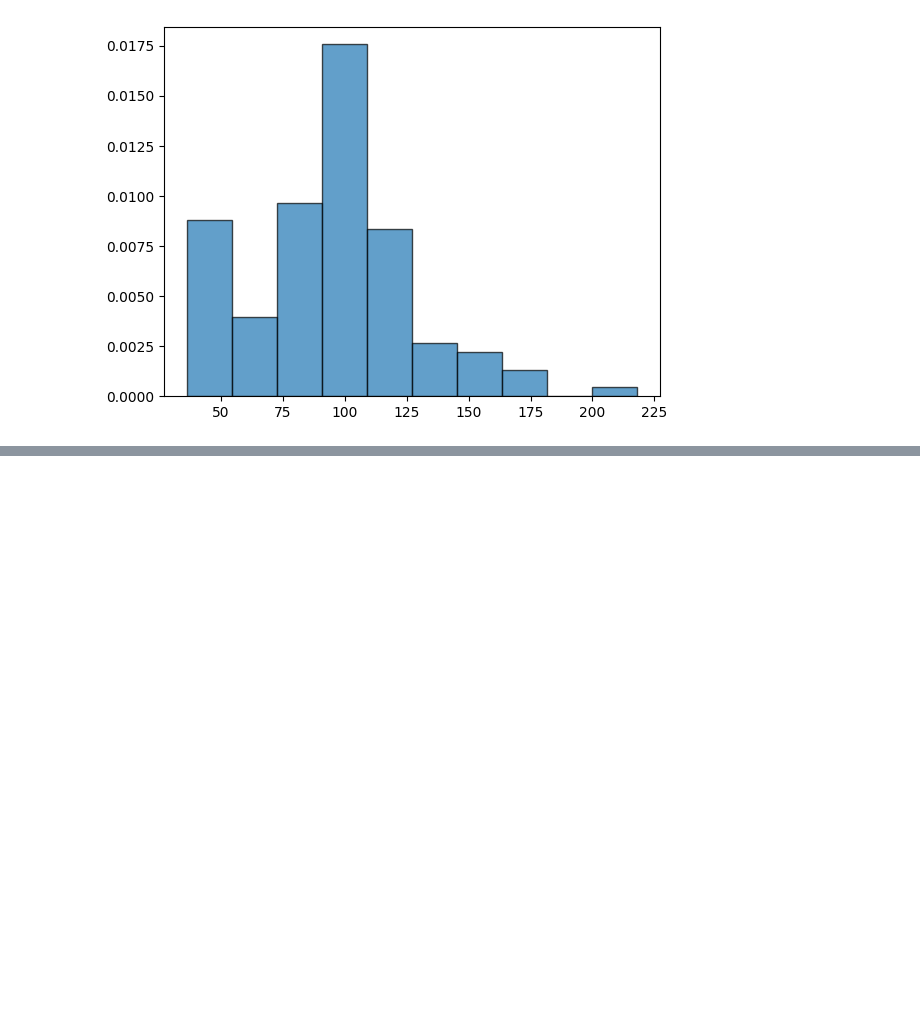
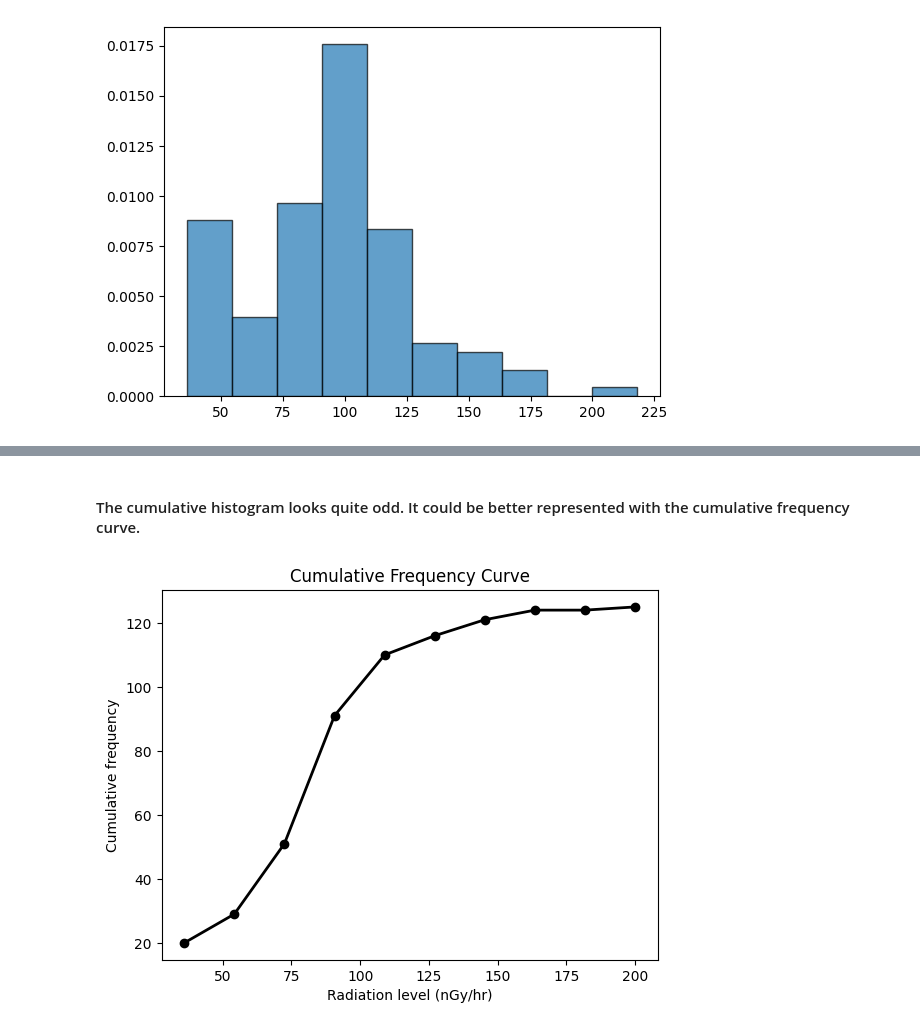
Before and after one commit to sandeept252/Geostatistics, a Jupyter notebook: CROATRAD.ipynb, the cells around one changed output, grey strips where cells are left out. Saved outputs shown, nothing was run; the diff lists cells and outputs as text; code cells hidden in the pictures; blank space fills up the shorter version.

```diff
--- a/CROATRAD.ipynb
+++ b/CROATRAD.ipynb
@@ -309,0 +324,16 @@ plt.show()
+# %% [markdown]
+#### The cumulative histogram looks quite odd. It could be better represented with the cumulative frequency curve.
+# %%
+# Calculate cumulative frequency using numpy
+counts, bin_edges = (np.histogram(df["Total"], bins = 10))
+cumulative_counts = np.cumsum(counts)
+
+# Plot cumulative frequency curve using matplotlib
+plt.plot(bin_edges[:-1], cumulative_counts, linewidth = 2, linestyle = '-', color = "black", marker = 'o')
+plt.xlabel("Radiation level (nGy/hr)")
+plt.ylabel("Cumulative frequency")
+plt.title("Cumulative Frequency Curve")
+
+plt.show()
+# %% [output]
+[figure, added]
```
Also changed, not shown: parts of 13 cells of this notebook.
